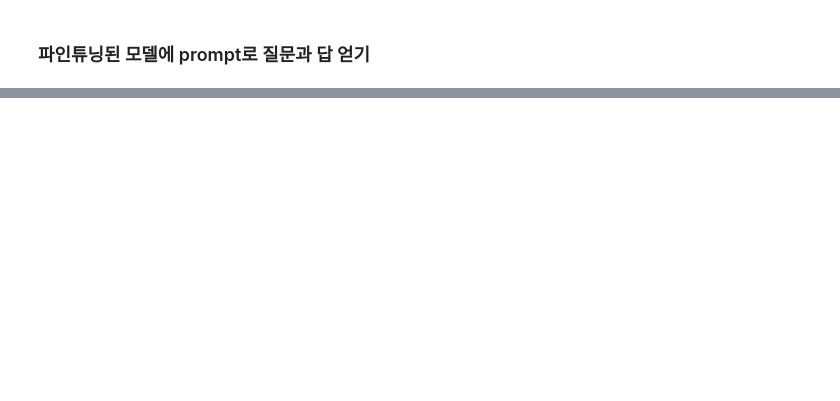
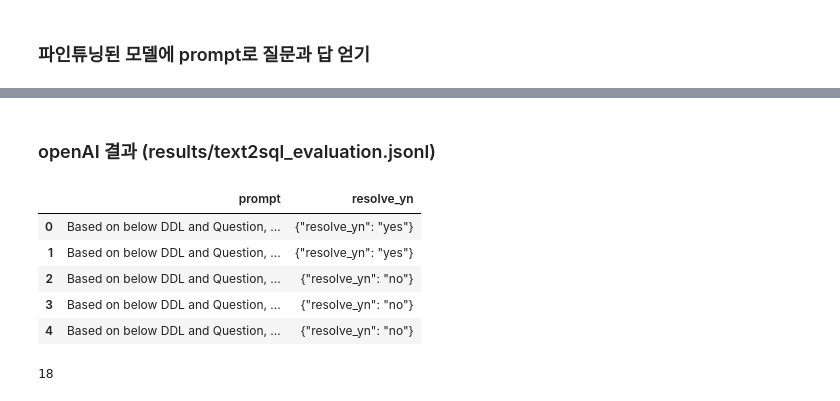
Before and after one commit to HueyVault/study_NLPs, a Jupyter notebook: codes/DeepLearnings/11_04_generativeLLM_HF_eval.ipynb, the cells around one changed output, grey strips where cells are left out. Cells and saved outputs as stored; diff of their text form; code cells hidden in the pictures; blank space fills up the shorter version.

```diff
--- a/codes/DeepLearnings/11_04_generativeLLM_HF_eval.ipynb
+++ b/codes/DeepLearnings/11_04_generativeLLM_HF_eval.ipynb
@@ -118,0 +244,2 @@ results
+# %% [markdown]
+### openAI 결과 (results/text2sql_evaluation.jsonl)
@@ -118,0 +262,10 @@ results
+# %%
+evaluation_df = pd.read_csv(f'results/yi_ko_6b_eval.csv')
+evaluation_df.head()
+# %% [output]
+|  | prompt | resolve_yn |
+| 0 | Based on below DDL and Question, ... | {"resolve_yn": "yes"} |
+| 1 | Based on below DDL and Question, ... | {"resolve_yn": "yes"} |
+| 2 | Based on below DDL and Question, ... | {"resolve_yn": "no"} |
+| 3 | Based on below DDL and Question, ... | {"resolve_yn": "no"} |
+| 4 | Based on below DDL and Question, ... | {"resolve_yn": "no"} |
@@ -118,0 +274,5 @@ results
+# %%
+correct_sql_number = evaluation_df.query("resolve_yn=='yes'").shape[0]
+correct_sql_number
+# %% [output]
+18
```
Also changed, not shown: parts of 20 cells of this notebook.
